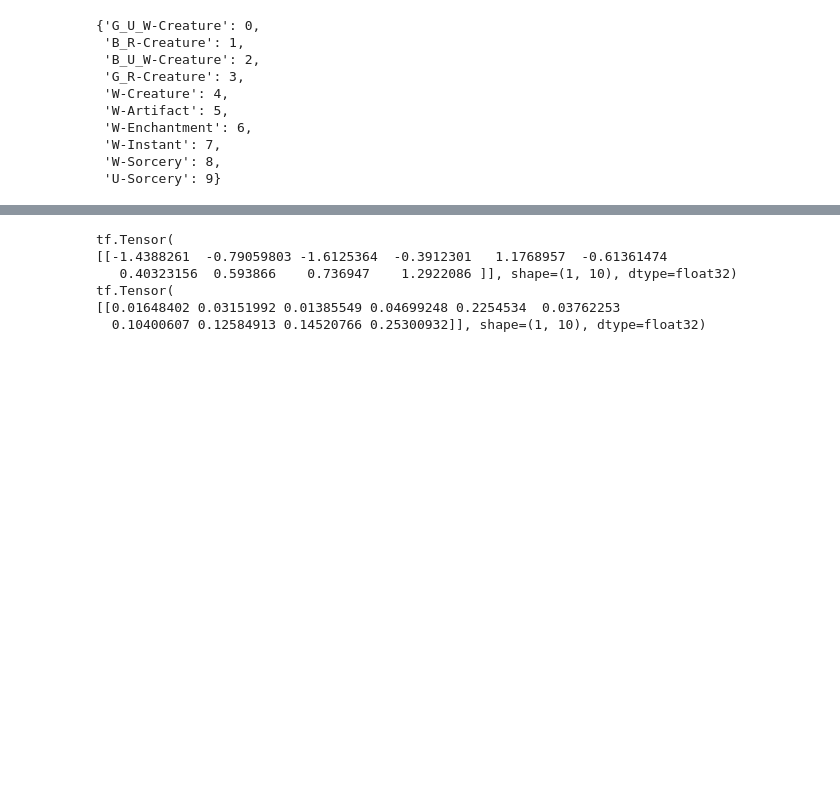
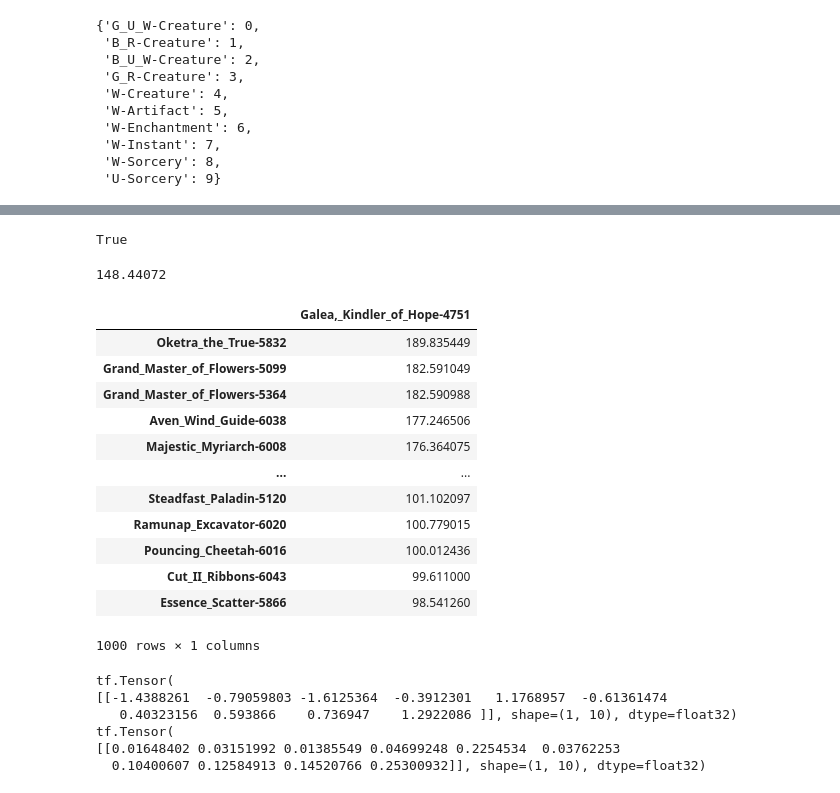
Before and after one commit to ledgerW/magicml, a Jupyter notebook: notebooks/fine_tune.ipynb, the cells around one changed output, grey strips where cells are left out. Drawn from its saved outputs; the diff is of its cells as text; code cells hidden in the pictures; blank space fills up the shorter version.

Commit message:
fix: convert tokenized input to dict and batch for batch inference on all cards

```diff
--- a/notebooks/fine_tune.ipynb
+++ b/notebooks/fine_tune.ipynb
@@ -550,0 +593,4 @@ cls_idx
+# %%
+card_txt_tokens = tokenizer(cards_txt[0], padding='max_length', max_length=150, return_tensors="tf")
+# %%
+card_txt_dict = dict(card_txt_tokens)
@@ -550,0 +626,3 @@ cls_idx
+# %%
+embeddings = model.predict(card_txt_dict, batch_size=16)
+embeddings
@@ -551,3 +643,31 @@ cls_idx
+# %%
+corr = np.inner(embeddings, embeddings)
+# %%
+'Galea,_Kindler_of_Hope-4751' in cards_name[0:1000]
+# %% [output]
+True
+# %%
+pd.DataFrame(corr, columns=cards_name[0:1000], index=cards_name[0:1000]).loc['Galea,_Kindler_of_Hope-4751', 'Galea,_Kindler_of_Hope-4751']
+# %% [output]
+148.44072
+# %%
+pd.DataFrame(corr, columns=cards_name[0:1000], index=cards_name[0:1000])\
+  [['Galea,_Kindler_of_Hope-4751']]\
+  .sort_values(by='Galea,_Kindler_of_Hope-4751', ascending=False)
+# %% [output]
+|  | Galea,_Kindler_of_Hope-4751 |
+| Oketra_the_True-5832 | 189.835449 |
+| Grand_Master_of_Flowers-5099 | 182.591049 |
+| Grand_Master_of_Flowers-5364 | 182.590988 |
+| Aven_Wind_Guide-6038 | 177.246506 |
+| Majestic_Myriarch-6008 | 176.364075 |
+| ... | ... |
+| Steadfast_Paladin-5120 | 101.102097 |
+| Ramunap_Excavator-6020 | 100.779015 |
+| Pouncing_Cheetah-6016 | 100.012436 |
+| Cut_II_Ribbons-6043 | 99.611000 |
+| Essence_Scatter-5866 | 98.541260 |
+1000 rows × 1 columns
 # %%
 res = clf_model(train_encoding)
 print(res)
```
Also changed, not shown: parts of 18 cells of this notebook, 1 other file.
